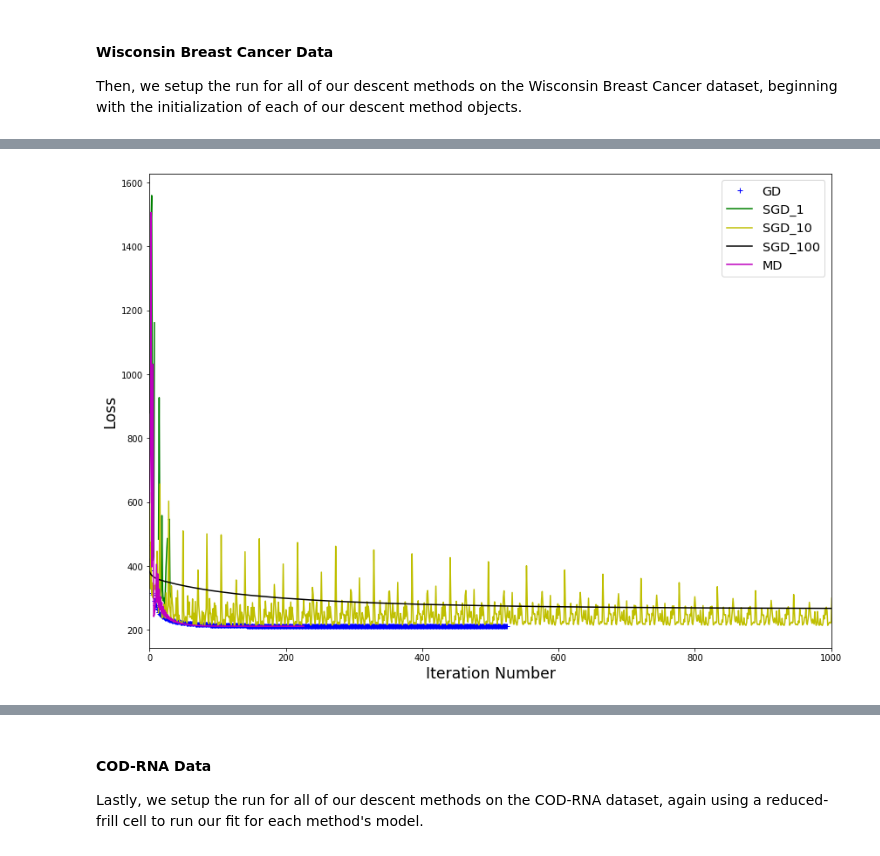
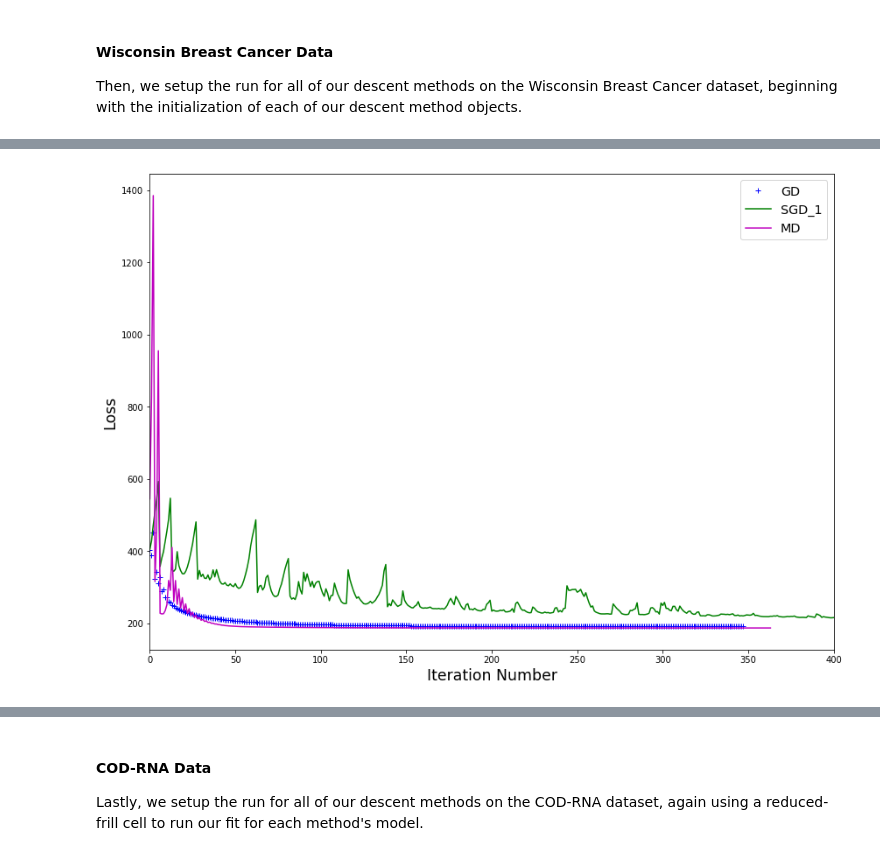
Before and after one commit to pklinkmueller/mlo_final_project, a Jupyter notebook: Logistic_Regression_Analysis.ipynb, the cells around one changed output, grey strips where cells are left out. Drawn from its saved outputs; the diff is of its cells as text; code cells hidden in the pictures.

Commit message:
Finish Logreg run for all learning rates for the wbc dataset. Update util plotting functions.

```diff
--- a/Logistic_Regression_Analysis.ipynb
+++ b/Logistic_Regression_Analysis.ipynb
@@ -232,44 +260,32 @@ The default learning rate for fixed is set to 0.01, and a gamma value of 0.0001.
 Then, we setup the run for all of our descent methods on the Wisconsin Breast Cancer dataset, beginning with the initialization of each of our descent method objects.
 # %%
 # initialize our learning rate object
-lr_gd = PolyDecayRate(0.1, 0.00001)
-lr_sgd = PolyDecayRate(0.1, 0.000001)
-lr_md = PolyDecayRate(0.1, 0.000001)
+lr_gd = PolyDecayRate(0.1, 0.0001)
+lr_sgd = PolyDecayRate(0.01, 0.00001)
+lr_md = PolyDecayRate(0.1, 0.00001)
 # initialize our descent methods
 gd = GradientDescent()
 sgd_1 = GradientDescent()
-sgd_10 = GradientDescent()
-sgd_100 = GradientDescent()
 md = MirrorDescent()
-#
-gd_log = LogisticRegression(gd, lr_gd, 1000, wbc_n, rel_conv)
+# initialize logistic regression models
+gd_log = LogisticRegression(gd, lr_gd, 2000, wbc_n, rel_conv)
 sgd_1_log = LogisticRegression(sgd_1, lr_sgd, 2000, 1, rel_conv)
-sgd_10_log = LogisticRegression(sgd_10, lr_sgd, 4000, 10, rel_conv)
-sgd_100_log = LogisticRegression(sgd_100, lr_sgd, 4000, 100, rel_conv)
 md_log = LogisticRegression(md, lr_md, 2000, wbc_n, rel_conv)
+# fit the models...
 print('Fitting gradient descent:')
 wbc_gd_loss = gd_log.fit(wbc_X_train, wbc_y_train)
 print('\nFitting stochastic gradient descent, batch size = 1:')
 wbc_sgd_1_loss = sgd_1_log.fit(wbc_X_train, wbc_y_train)
-print('\nFitting stochastic gradient descent, batch size = 10:')
-wbc_sgd_10_loss = sgd_10_log.fit(wbc_X_train, wbc_y_train)
-print('\nFitting stochastic gradient descent, batch size = 100:')
-wbc_sgd_100_loss = sgd_100_log.fit(wbc_X_train, wbc_y_train)
 print('\nFitting mirror descent:')
 wbc_md_loss = md_log.fit(wbc_X_train, wbc_y_train)
-
-
+# print the test accuracies for each model
 acc = check_accuracy(gd_log, wbc_X_test, wbc_y_test)
 print("\n\nGD Accuracy: {0:.2f}%".format(acc * 100))
 acc = check_accuracy(sgd_1_log, wbc_X_test, wbc_y_test)
 print("SGD 1 Accuracy: {0:.2f}%".format(acc * 100))
-acc = check_accuracy(sgd_10_log, wbc_X_test, wbc_y_test)
-print("SGD 10 Accuracy: {0:.2f}%".format(acc * 100))
-acc = check_accuracy(sgd_100_log, wbc_X_test, wbc_y_test)
-print("SGD 100 Accuracy: {0:.2f}%".format(acc * 100))
 acc = check_accuracy(md_log, wbc_X_test, wbc_y_test)
 print("MD Accuracy: {0:.2f}%".format(acc * 100))
-
-plot_dynamic_losses(wbc_gd_loss, wbc_sgd_1_loss, wbc_sgd_10_loss, wbc_sgd_100_loss, wbc_md_loss)
+# plot the loss convergences for each model
+plot_dynamic_losses(wbc_gd_loss, wbc_sgd_1_loss, wbc_md_loss)
 # %% [output]
 Fitting gradient descent:
@@ -308 +308 @@ MD Accuracy: 85.00%
-[figure, old version]
+[figure, new version]
```
Also changed, not shown: parts of 10 cells of this notebook, 1 other file.
